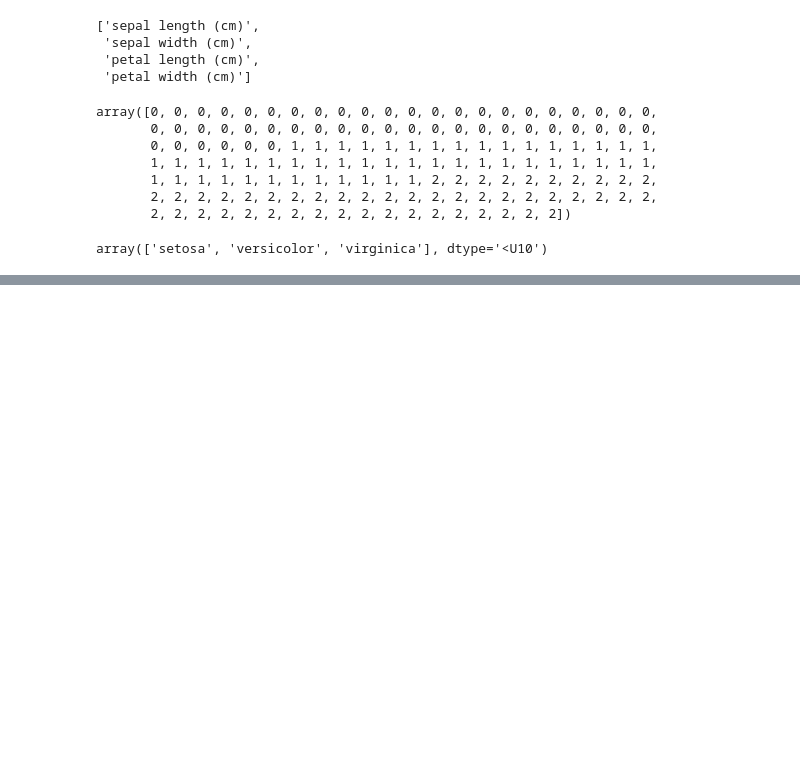
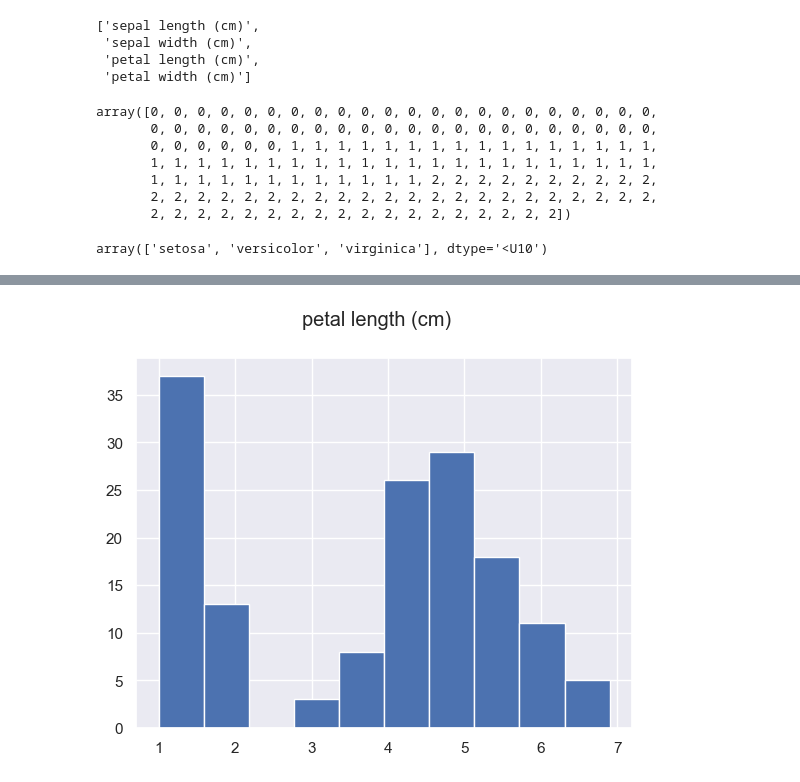
Before and after one commit to pUmA73/Iris-Flower-Classification, a Jupyter notebook: iris_classification.ipynb, the cells around one changed output, grey strips where cells are left out. Saved outputs shown, nothing was run; the diff lists cells and outputs as text; code cells hidden in the pictures; blank space fills up the shorter version.

```diff
--- a/iris_classification.ipynb
+++ b/iris_classification.ipynb
@@ -68,0 +113,7 @@ array(['setosa', 'versicolor', 'virginica'], dtype='<U10')
+# %%
+col = "petal length (cm)"
+df[col].hist()
+plt.suptitle(col)
+plt.show()
+# %% [output]
+[figure, added]
```
Also changed, not shown: parts of 18 cells of this notebook.
